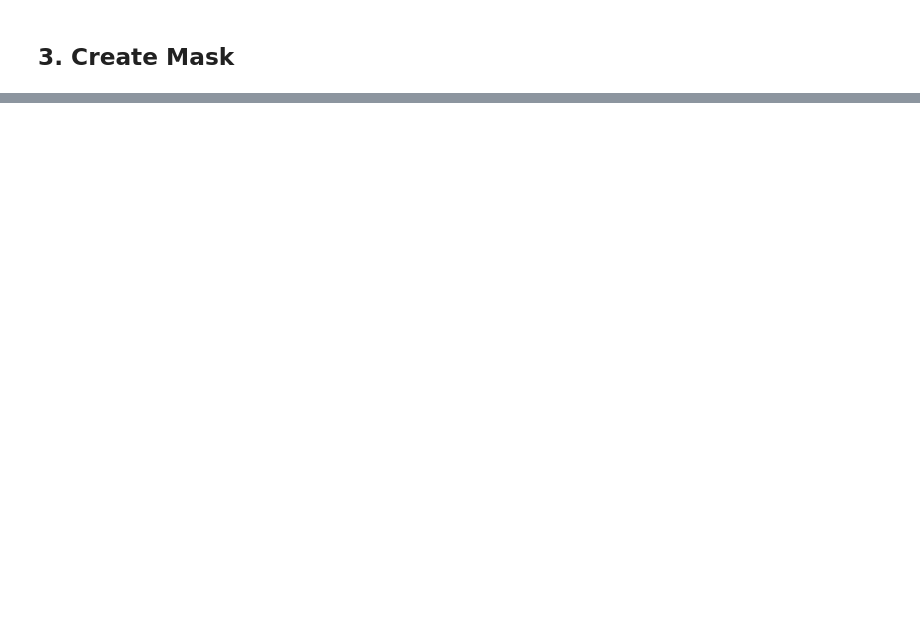
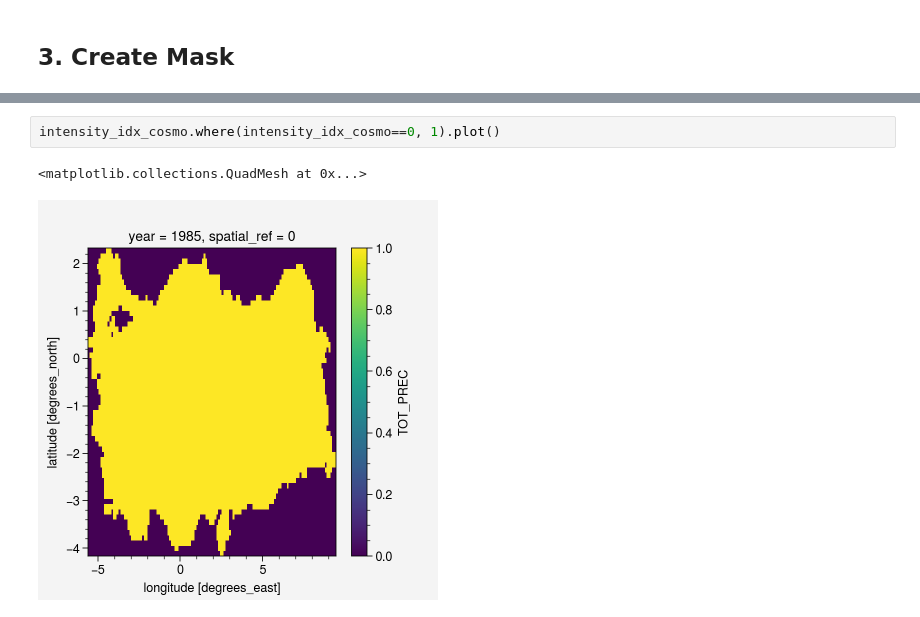
Before and after one commit to donmezkutay/msc-thesis-codes, a Jupyter notebook: vectorize_turkey_shapefile.ipynb, the cells around one changed output, grey strips where cells are left out. Saved outputs shown, nothing was run; the diff lists cells and outputs as text; blank space fills up the shorter version.

```diff
--- a/vectorize_turkey_shapefile.ipynb
+++ b/vectorize_turkey_shapefile.ipynb
@@ -107,0 +142,5 @@ intensity_idx_cosmo.plot()
+# %%
+intensity_idx_cosmo.where(intensity_idx_cosmo==0, 1).plot()
+# %% [output]
+<matplotlib.collections.QuadMesh at 0x...>
+[figure, added]
```
Also changed, not shown: parts of 10 cells of this notebook, 1 other file.
